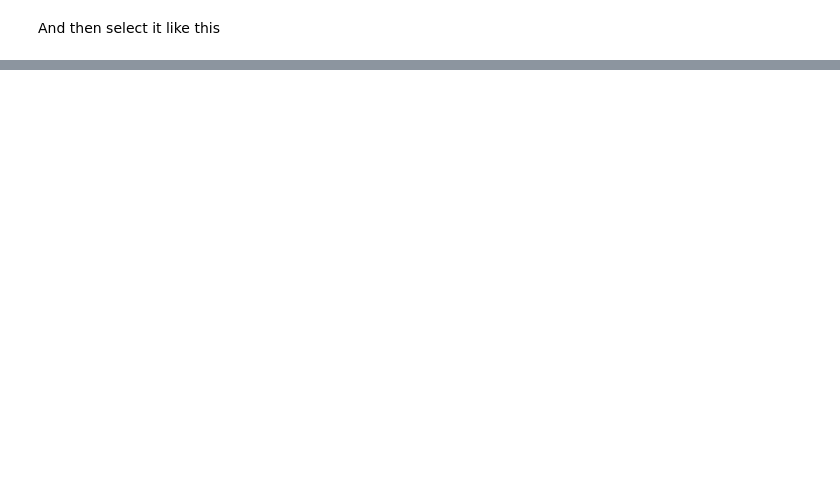
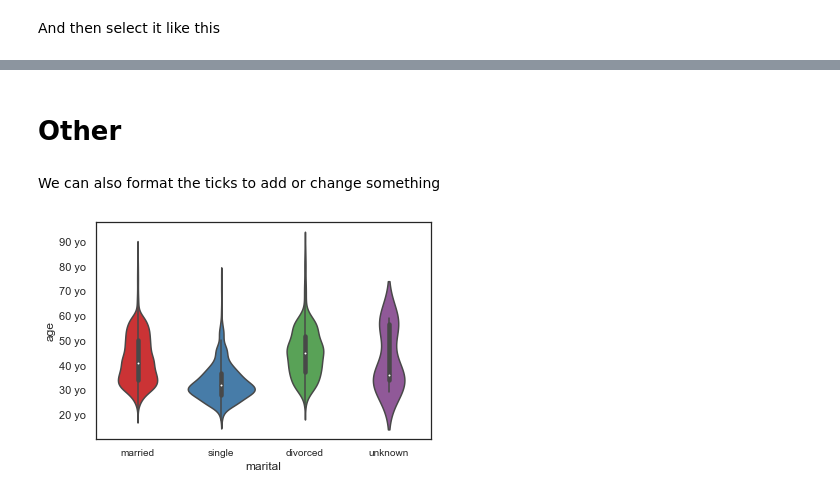
Before and after one commit to arranzropablo/curso-ml-udemy, a Jupyter notebook: concepts/visualization.ipynb, the cells around one changed output, grey strips where cells are left out. Saved outputs shown, nothing was run; the diff lists cells and outputs as text; code cells hidden in the pictures; blank space fills up the shorter version.

```diff
--- a/concepts/visualization.ipynb
+++ b/concepts/visualization.ipynb
@@ -433,0 +435,19 @@ plt.show()
+# %% [markdown]
+# Other
+# %% [markdown]
+We can also format the ticks to add or change something
+# %%
+import matplotlib.ticker as mtick
+
+# Creates the figure
+f, ax = plt.subplots()
+
+# Plot the data
+sns.violinplot(data=df, x='marital', y='age')
+
+# Use part of the code above to format the y-axis ticks below this line
+fmt = '{x:,.0f} yo' #short for "years old"
+tick = mtick.StrMethodFormatter(fmt)
+ax.yaxis.set_major_formatter(tick)
+# %% [output]
+[figure, added]
```
Also changed, not shown: parts of 9 cells of this notebook.
